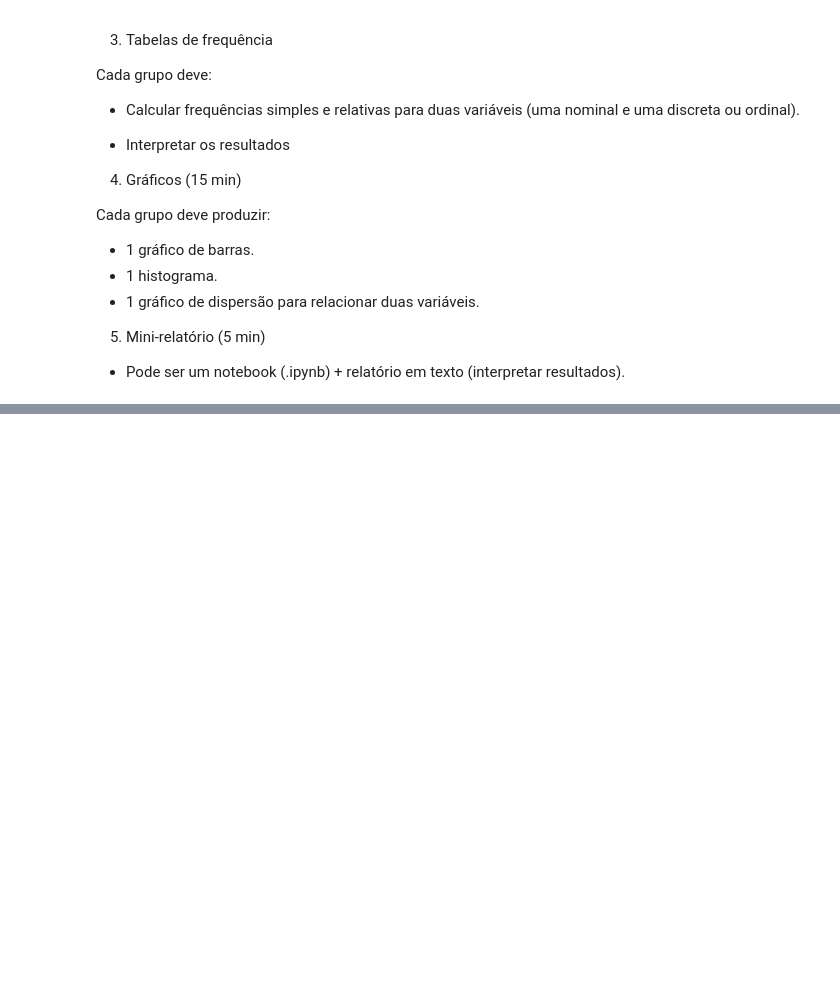
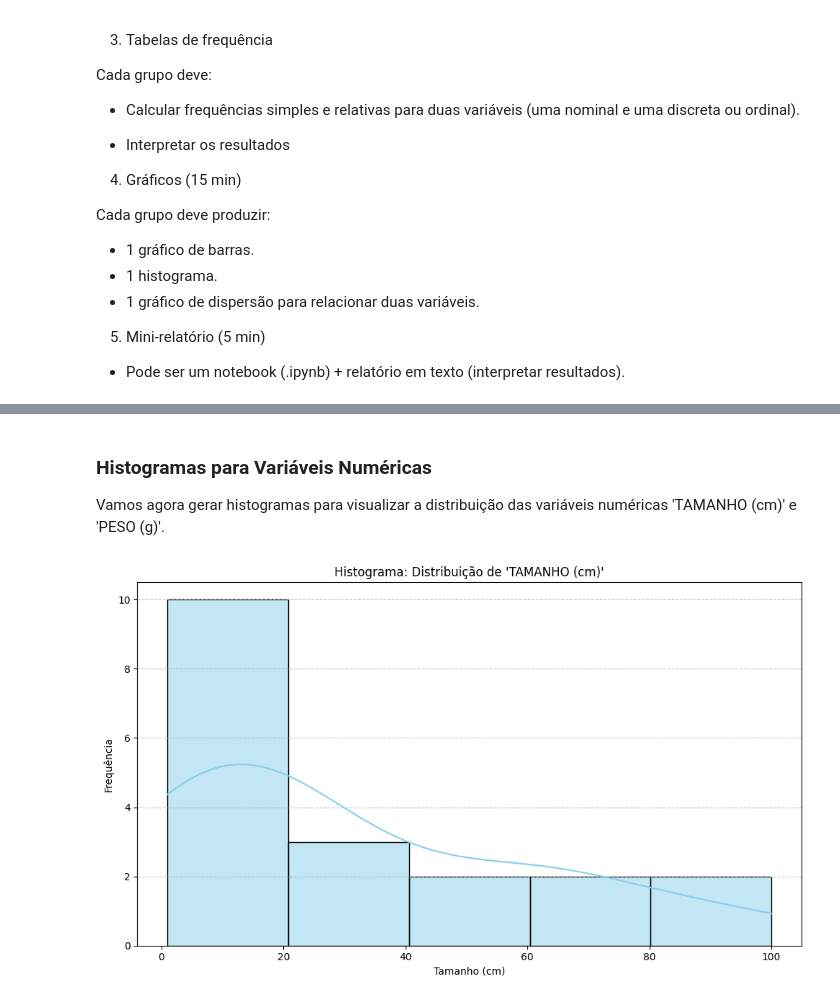
Before and after one commit to pellegreeno/Bioestat-stica-2026-, a Jupyter notebook: tarefa03_.ipynb, the cells around one changed output, grey strips where cells are left out. Drawn from its saved outputs; the diff is of its cells as text; code cells hidden in the pictures; blank space fills up the shorter version.

```diff
--- a/tarefa03_.ipynb
+++ b/tarefa03_.ipynb
@@ -41,0 +163,19 @@ Cada grupo deve produzir:
+# %% [markdown]
+### Histogramas para Variáveis Numéricas
+
+Vamos agora gerar histogramas para visualizar a distribuição das variáveis numéricas 'TAMANHO (cm)' e 'PESO (g)'.
+# %%
+import matplotlib.pyplot as plt
+import seaborn as sns
+
+# Histograma para 'TAMANHO (cm)'
+plt.figure(figsize=(10, 6))
+sns.histplot(df['TAMANHO (cm)'], kde=True, bins=5, color='skyblue')
+plt.title("Histograma: Distribuição de 'TAMANHO (cm)'")
+plt.xlabel('Tamanho (cm)')
+plt.ylabel('Frequência')
+plt.grid(axis='y', linestyle='--', alpha=0.7)
+plt.tight_layout()
+plt.show()
+# %% [output]
+[figure, added]
```
Also changed, not shown: parts of 9 cells of this notebook.
